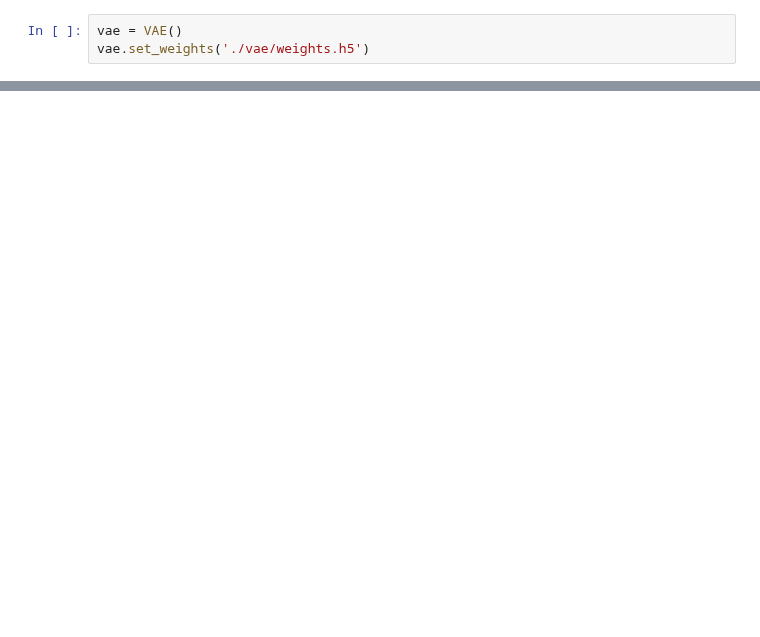
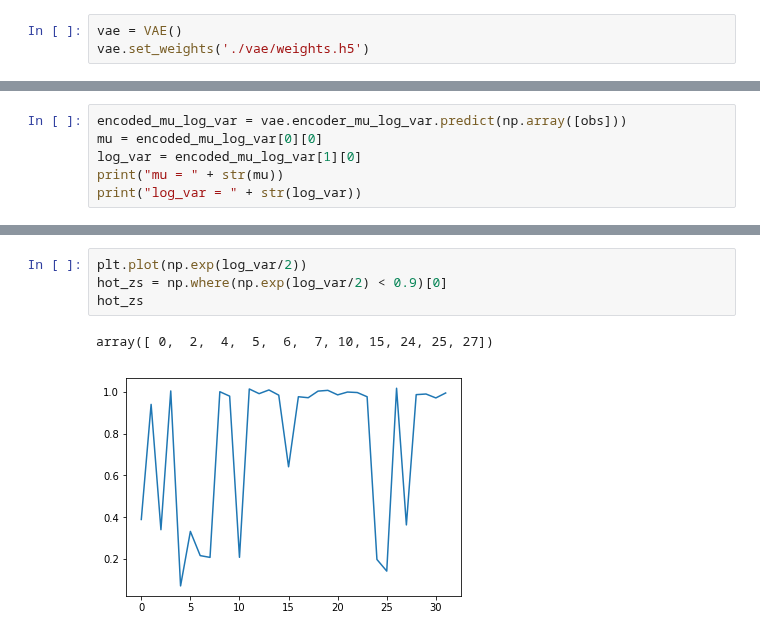
Before and after one commit to AppliedDataSciencePartners/WorldModels, a Jupyter notebook: check_vae.ipynb, the cells around one changed output, grey strips where cells are left out. Drawn from its saved outputs; the diff is of its cells as text; blank space fills up the shorter version.

```diff
--- a/check_vae.ipynb
+++ b/check_vae.ipynb
@@ -37,0 +69,6 @@ KeyboardInterrupt:
+# %%
+encoded_mu_log_var = vae.encoder_mu_log_var.predict(np.array([obs]))
+mu = encoded_mu_log_var[0][0]
+log_var = encoded_mu_log_var[1][0]
+print("mu = " + str(mu))
+print("log_var = " + str(log_var))
@@ -37,0 +84,7 @@ KeyboardInterrupt:
+# %%
+plt.plot(np.exp(log_var/2))
+hot_zs = np.where(np.exp(log_var/2) < 0.9)[0]
+hot_zs
+# %% [output]
+array([ 0,  2,  4,  5,  6,  7, 10, 15, 24, 25, 27])
+[figure, added]
```
Also changed, not shown: parts of 10 cells of this notebook, 45 other files.
